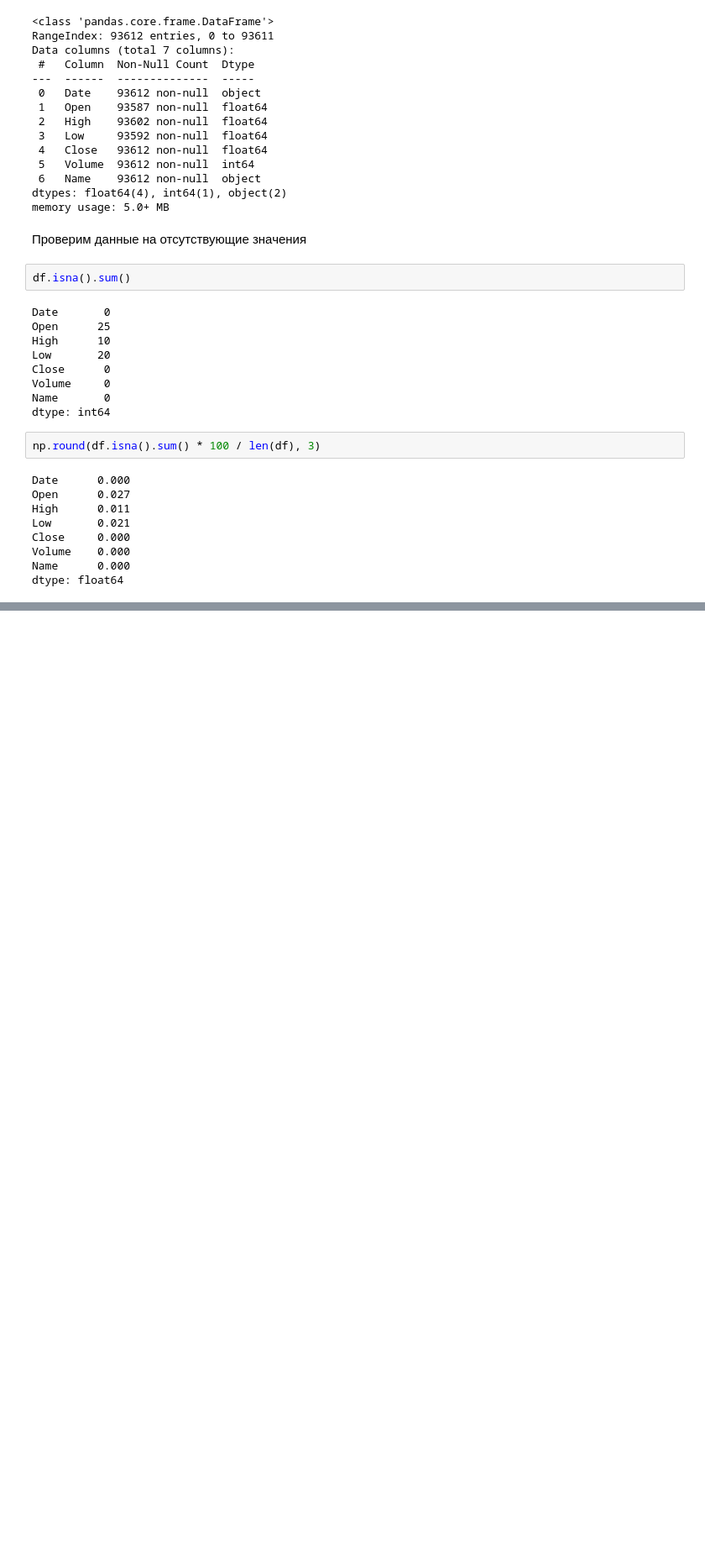
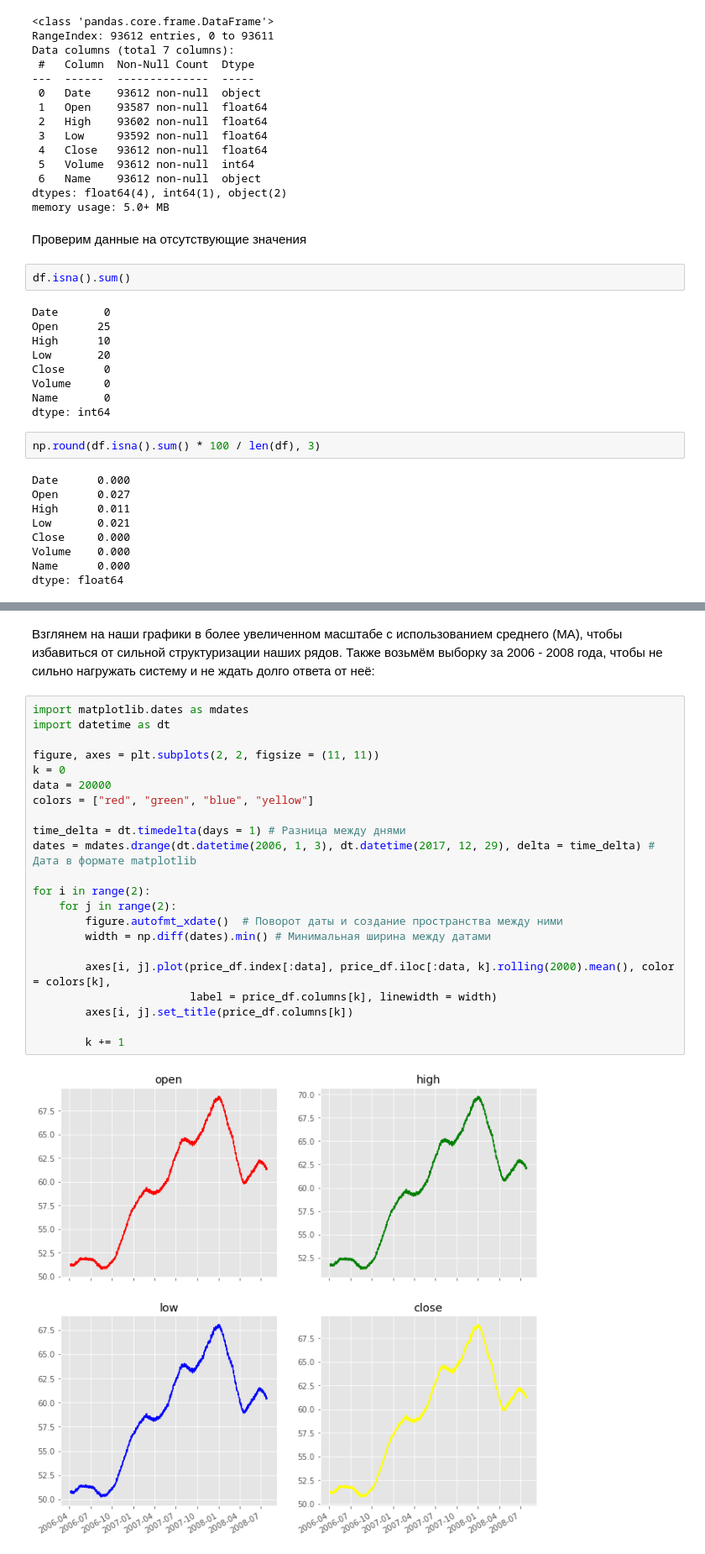
Before and after one commit to LuxAeterna311/DS-researches, a Jupyter notebook: Stocks analysis.ipynb, the cells around one changed output, grey strips where cells are left out. Shown: that part at 84% size. Cells and saved outputs as stored; diff of their text form; blank space fills up the shorter version.

```diff
--- a/Stocks analysis.ipynb
+++ b/Stocks analysis.ipynb
@@ -105,0 +159,26 @@ dtype: float64
+# %% [markdown]
+Взглянем на наши графики в более увеличенном масштабе с использованием среднего (MA), чтобы избавиться от сильной структуризации наших рядов. Также возьмём выборку за 2006 - 2008 года, чтобы не сильно нагружать систему и не ждать долго ответа от неё:
+# %%
+import matplotlib.dates as mdates
+import datetime as dt
+
+figure, axes = plt.subplots(2, 2, figsize = (11, 11))
+k = 0
+data = 20000
+colors = ["red", "green", "blue", "yellow"]
+
+time_delta = dt.timedelta(days = 1) # Разница между днями
+dates = mdates.drange(dt.datetime(2006, 1, 3), dt.datetime(2017, 12, 29), delta = time_delta) # Дата в формате matplotlib
+
+for i in range(2):
+    for j in range(2):
+        figure.autofmt_xdate()  # Поворот даты и создание пространства между ними
+        width = np.diff(dates).min() # Минимальная ширина между датами
+
+        axes[i, j].plot(price_df.index[:data], price_df.iloc[:data, k].rolling(2000).mean(), color = colors[k],
+                        label = price_df.columns[k], linewidth = width)
+        axes[i, j].set_title(price_df.columns[k])
+
+        k += 1
+# %% [output]
+[figure, added]
```
Also changed, not shown: parts of 19 cells of this notebook.
